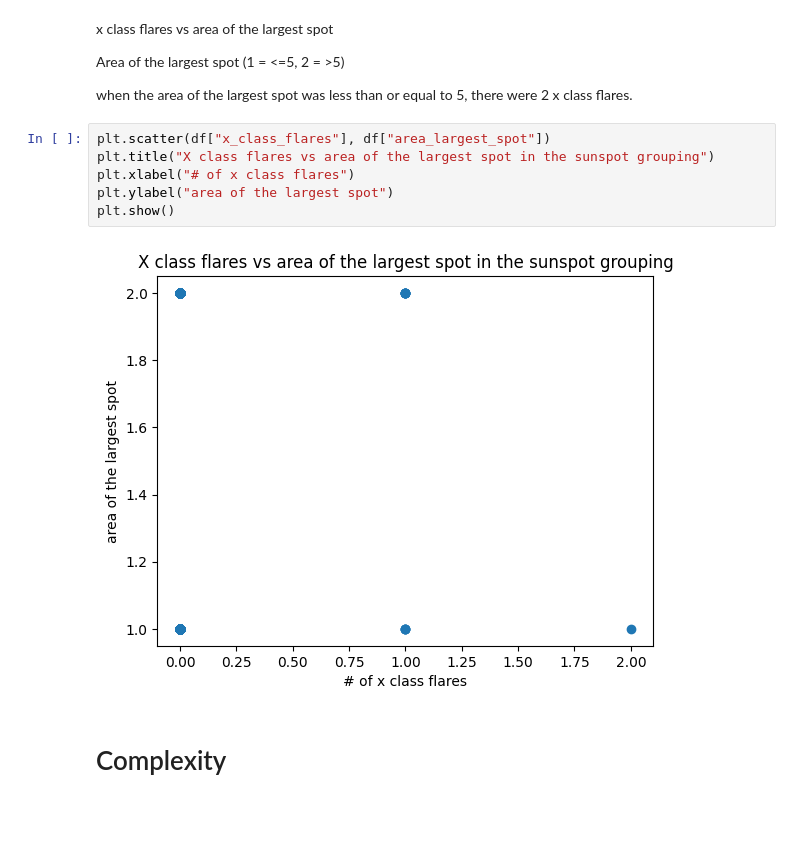
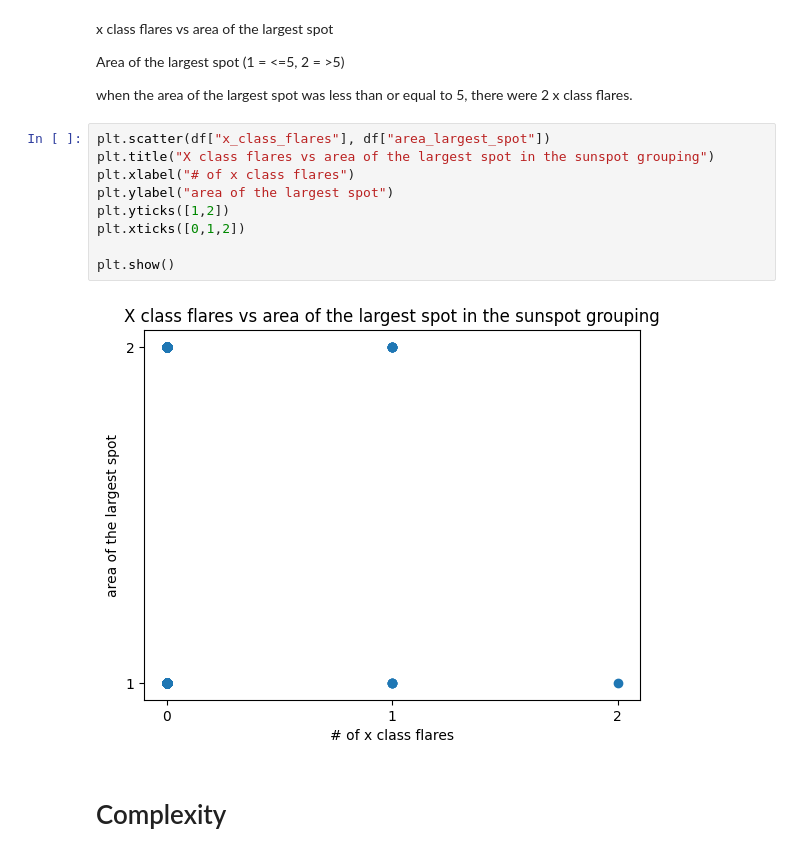
Before and after one commit to nollamae7-spec/DSRSP-Solar-Flares, a Jupyter notebook: DSHRP_Solar_Flares.ipynb, the cells around one changed output. Cells and saved outputs as stored; diff of their text form; blank space fills up the shorter version.

```diff
--- a/DSHRP_Solar_Flares.ipynb
+++ b/DSHRP_Solar_Flares.ipynb
@@ -299,11 +326,14 @@ when the area of the largest spot was less than or equal to 5, there were 2 x cl
 # %%
 plt.scatter(df["x_class_flares"], df["area_largest_spot"])
 plt.title("X class flares vs area of the largest spot in the sunspot grouping")
 plt.xlabel("# of x class flares")
 plt.ylabel("area of the largest spot")
+plt.yticks([1,2])
+plt.xticks([0,1,2])
+
 plt.show()
 # %% [output]
-[figure, old version]
+[figure, new version]
 # %% [markdown]
 # Complexity
 # %%
```
Also changed, not shown: parts of 19 cells of this notebook.
